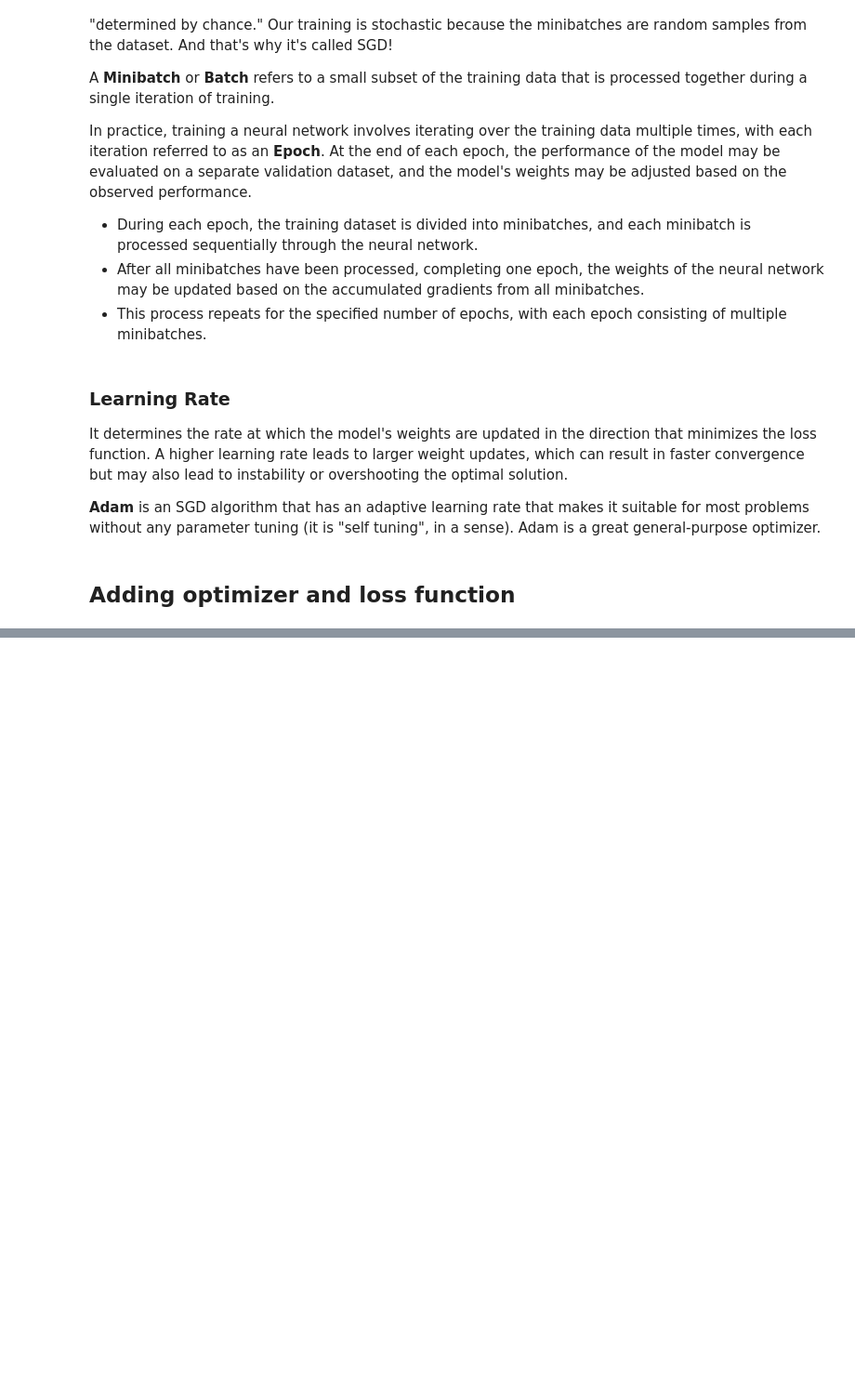
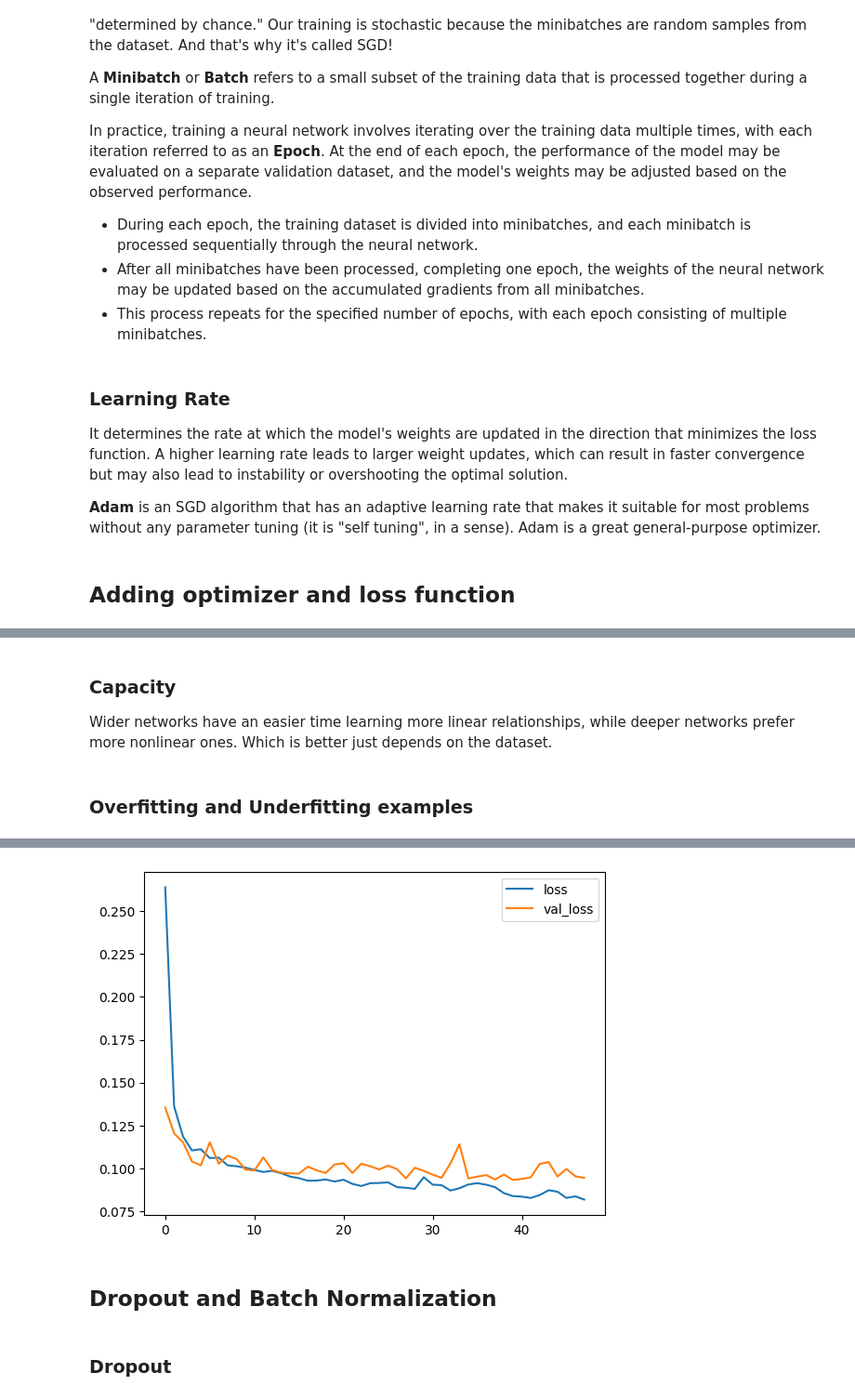
Before and after one commit to sxudan/artificial-intelligence-journey, a Jupyter notebook: Deep_Learning.ipynb, the cells around one changed output, grey strips where cells are left out. Shown at 93% size. Drawn from its saved outputs; the diff is of its cells as text; code cells hidden in the pictures; blank space fills up the shorter version.

```diff
--- a/Deep_Learning.ipynb
+++ b/Deep_Learning.ipynb
@@ -97,0 +218,6 @@ model.compile(
+# %% [markdown]
+### Capacity
+
+Wider networks have an easier time learning more linear relationships, while deeper networks prefer more nonlinear ones. Which is better just depends on the dataset.
+# %% [markdown]
+### Overfitting and Underfitting examples
@@ -97,0 +242,33 @@ model.compile(
+# %%
+from tensorflow.keras.callbacks import EarlyStopping
+
+early_stopping = EarlyStopping(
+    min_delta=0.001, # minimium amount of change to count as an improvement
+    patience=20, # how many epochs to wait before stopping
+    restore_best_weights=True,
+)
+
+model = keras.Sequential([
+    layers.Dense(512, activation='relu', input_shape=[11]),
+    layers.Dense(512, activation='relu'),
+    layers.Dense(512, activation='relu'),
+    layers.Dense(1),
+])
+model.compile(
+    optimizer='adam',
+    loss='mae',
+)
+# %%
+history = model.fit(
+    X_train, y_train,
+    validation_data=(X_valid, y_valid),
+    batch_size=256,
+    epochs=500,
+    callbacks=[early_stopping], # put your callbacks in a list
+    verbose=0,  # turn off training log
+)
+
+history_df = pd.DataFrame(history.history)
+history_df.loc[:, ['loss', 'val_loss']].plot();
+print("Minimum validation loss: {}".format(history_df['val_loss'].min()))
+# %% [output]
@@ -97,0 +276,5 @@ model.compile(
+[figure, added]
+# %% [markdown]
+## Dropout and Batch Normalization
+# %% [markdown]
+### Dropout
```
Also changed, not shown: parts of 18 cells of this notebook.
